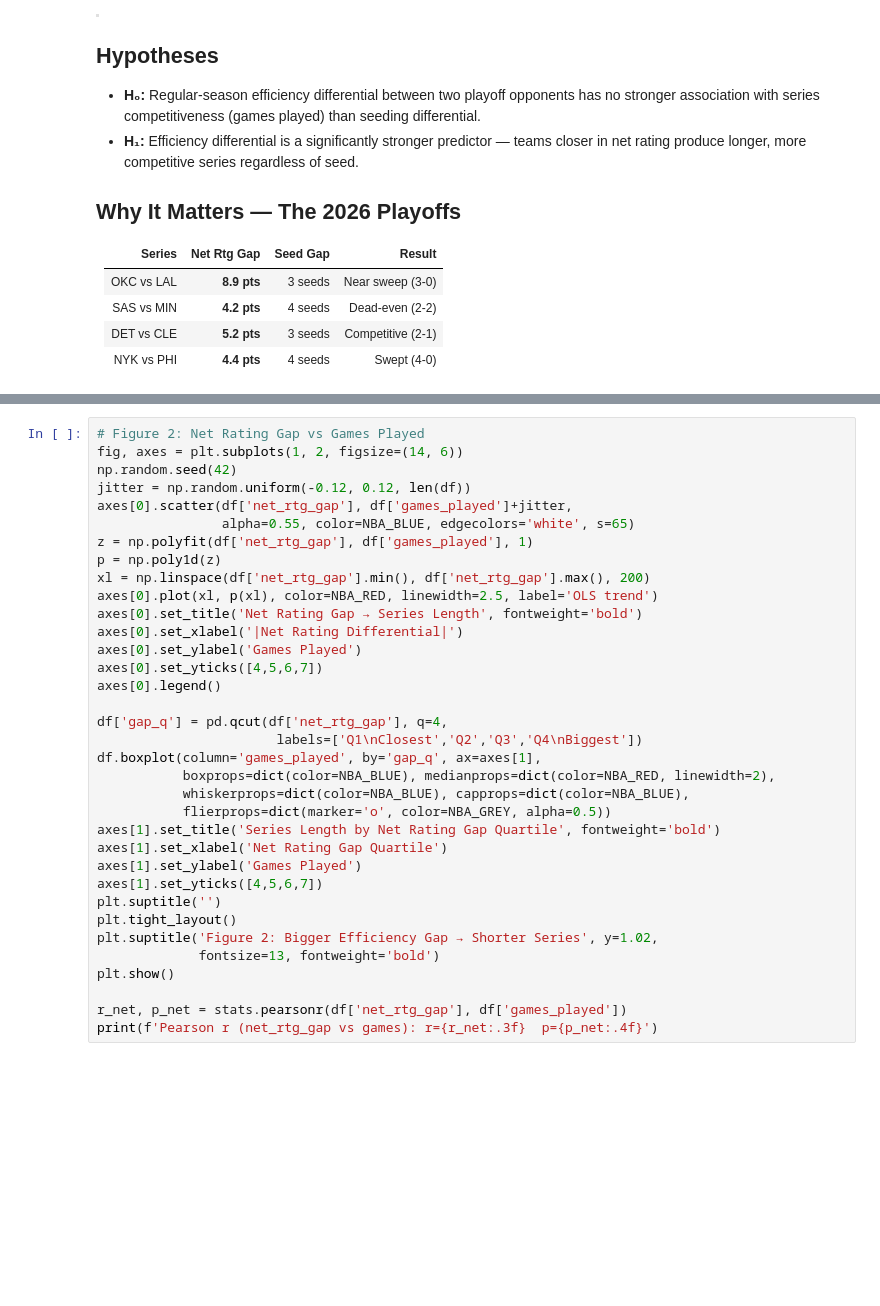
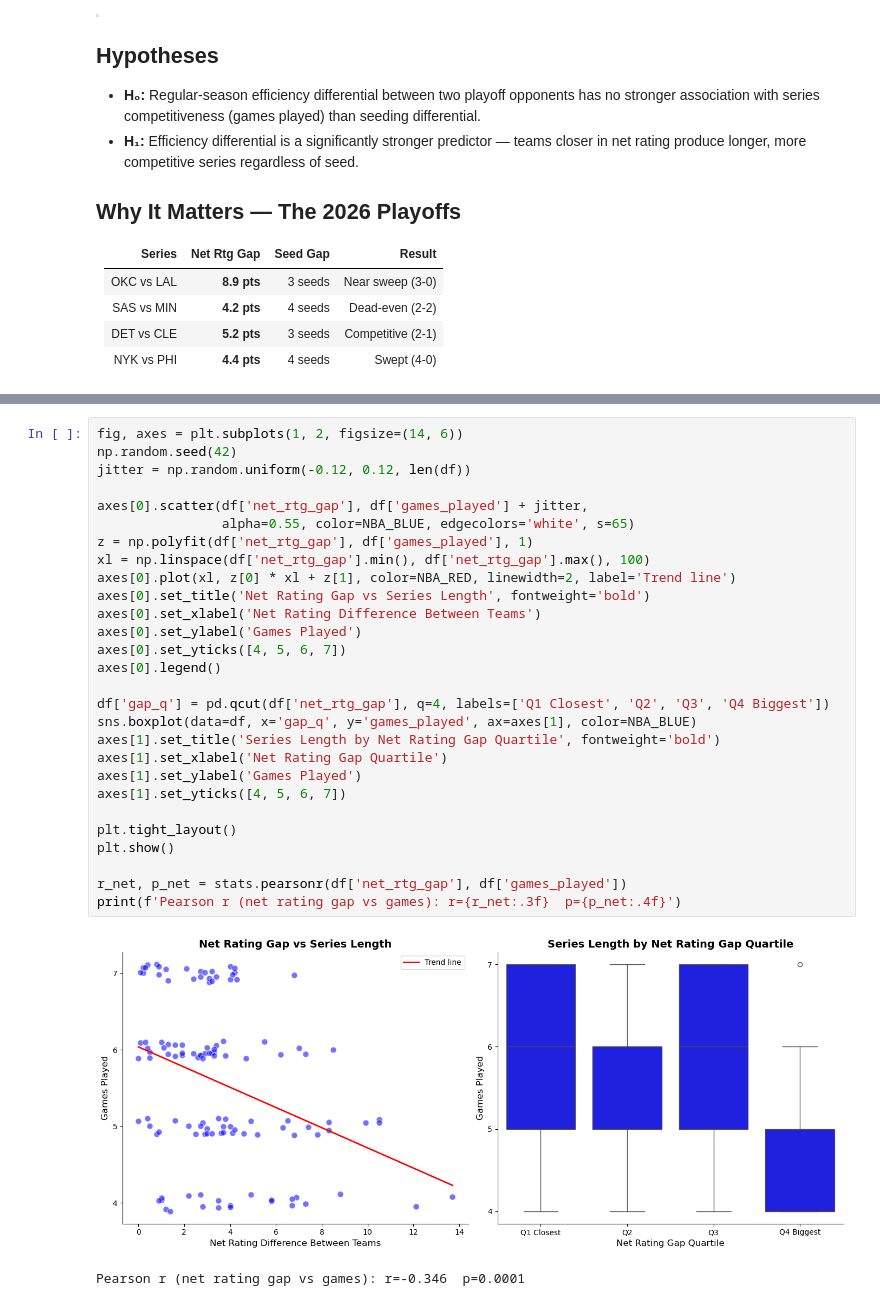
Before and after one commit to HerbertOuma/nba-efficiency-eda, a Jupyter notebook: nba_efficiency_eda.ipynb, the cells around one changed output, grey strips where cells are left out. Cells and saved outputs as stored; diff of their text form; blank space fills up the shorter version.

```diff
--- a/nba_efficiency_eda.ipynb
+++ b/nba_efficiency_eda.ipynb
@@ -194,36 +249,32 @@ print(f'7-game rate:  {(df["games_played"]==7).mean():.1%}')
 # %%
-# Figure 2: Net Rating Gap vs Games Played
 fig, axes = plt.subplots(1, 2, figsize=(14, 6))
 np.random.seed(42)
 jitter = np.random.uniform(-0.12, 0.12, len(df))
-axes[0].scatter(df['net_rtg_gap'], df['games_played']+jitter,
+
+axes[0].scatter(df['net_rtg_gap'], df['games_played'] + jitter,
                 alpha=0.55, color=NBA_BLUE, edgecolors='white', s=65)
 z = np.polyfit(df['net_rtg_gap'], df['games_played'], 1)
-p = np.poly1d(z)
-xl = np.linspace(df['net_rtg_gap'].min(), df['net_rtg_gap'].max(), 200)
-axes[0].plot(xl, p(xl), color=NBA_RED, linewidth=2.5, label='OLS trend')
-axes[0].set_title('Net Rating Gap → Series Length', fontweight='bold')
-axes[0].set_xlabel('|Net Rating Differential|')
+xl = np.linspace(df['net_rtg_gap'].min(), df['net_rtg_gap'].max(), 100)
+axes[0].plot(xl, z[0] * xl + z[1], color=NBA_RED, linewidth=2, label='Trend line')
+axes[0].set_title('Net Rating Gap vs Series Length', fontweight='bold')
+axes[0].set_xlabel('Net Rating Difference Between Teams')
 axes[0].set_ylabel('Games Played')
-axes[0].set_yticks([4,5,6,7])
+axes[0].set_yticks([4, 5, 6, 7])
 axes[0].legend()
 
-df['gap_q'] = pd.qcut(df['net_rtg_gap'], q=4,
-                       labels=['Q1\nClosest','Q2','Q3','Q4\nBiggest'])
-df.boxplot(column='games_played', by='gap_q', ax=axes[1],
-           boxprops=dict(color=NBA_BLUE), medianprops=dict(color=NBA_RED, linewidth=2),
-           whiskerprops=dict(color=NBA_BLUE), capprops=dict(color=NBA_BLUE),
-           flierprops=dict(marker='o', color=NBA_GREY, alpha=0.5))
+df['gap_q'] = pd.qcut(df['net_rtg_gap'], q=4, labels=['Q1 Closest', 'Q2', 'Q3', 'Q4 Biggest'])
+sns.boxplot(data=df, x='gap_q', y='games_played', ax=axes[1], color=NBA_BLUE)
 axes[1].set_title('Series Length by Net Rating Gap Quartile', fontweight='bold')
 axes[1].set_xlabel('Net Rating Gap Quartile')
 axes[1].set_ylabel('Games Played')
-axes[1].set_yticks([4,5,6,7])
-plt.suptitle('')
+axes[1].set_yticks([4, 5, 6, 7])
+
 plt.tight_layout()
-plt.suptitle('Figure 2: Bigger Efficiency Gap → Shorter Series', y=1.02,
-             fontsize=13, fontweight='bold')
 plt.show()
 
 r_net, p_net = stats.pearsonr(df['net_rtg_gap'], df['games_played'])
-print(f'Pearson r (net_rtg_gap vs games): r={r_net:.3f}  p={p_net:.4f}')
+print(f'Pearson r (net rating gap vs games): r={r_net:.3f}  p={p_net:.4f}')
+# %% [output]
+[figure, added]
+Pearson r (net rating gap vs games): r=-0.346  p=0.0001
 # %%
```
Also changed, not shown: parts of 27 cells of this notebook.
